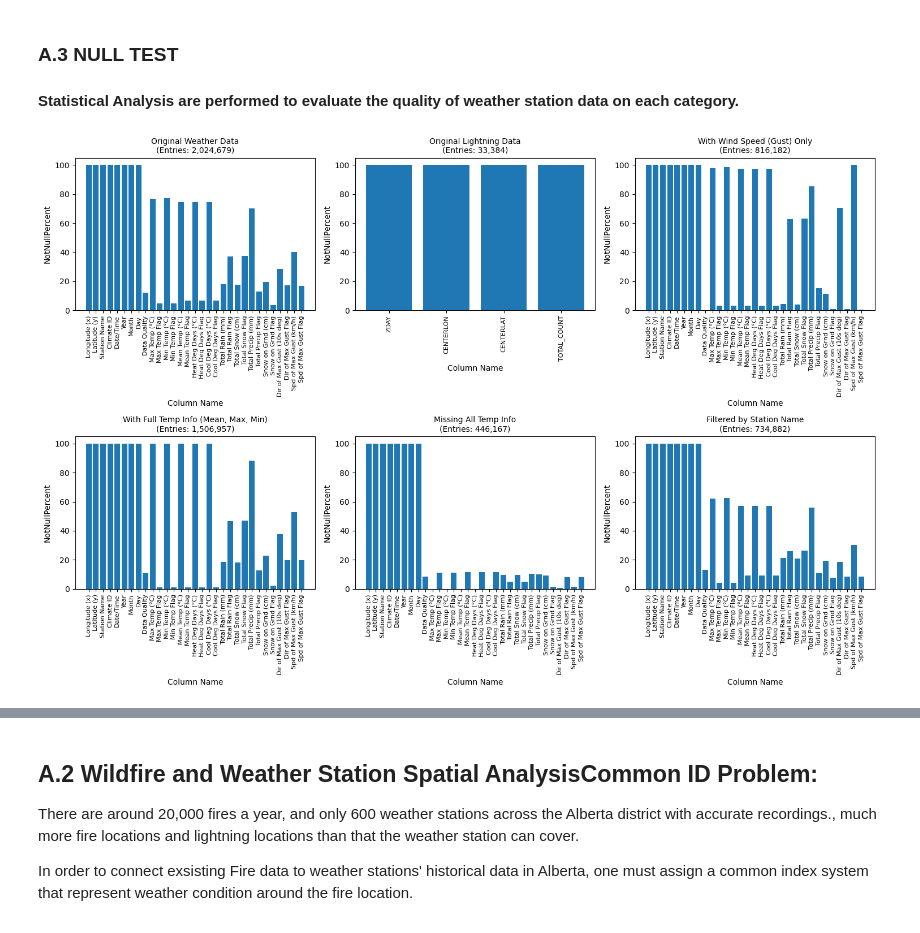
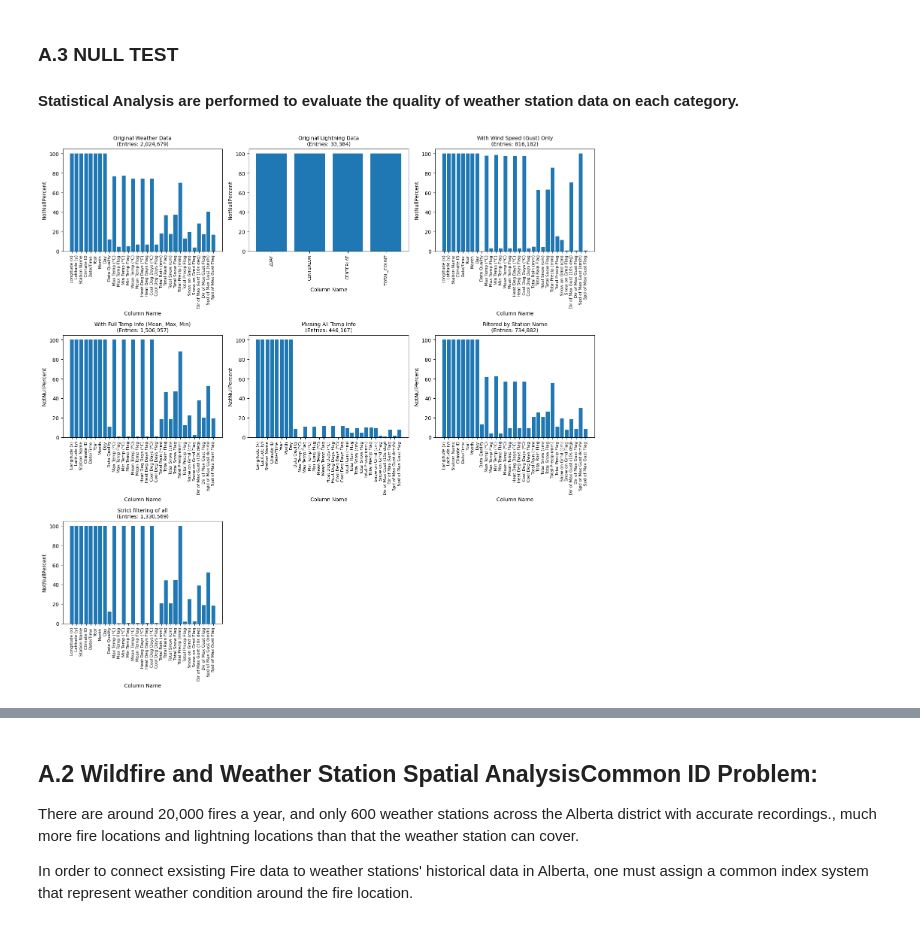
Before and after one commit to y344shi/WeatherTransformer, a Jupyter notebook: data_processing/DataProcessing.ipynb, the cells around one changed output, grey strips where cells are left out. Cells and saved outputs as stored; diff of their text form; code cells hidden in the pictures.

```diff
--- a/data_processing/DataProcessing.ipynb
+++ b/data_processing/DataProcessing.ipynb
@@ -521,7 +496,8 @@ rainbow length 311
 # %%
 import pandas as pd
 import matplotlib.pyplot as plt
-
+import math
+import matplotlib.pyplot as plt
 
 def column_empty_report(df):
     """
@@ -546,7 +522,6 @@ def column_empty_report(df):
     results = []
 
     for col in df.columns:
-        # Count how many rows are NaN in this column
         empty_count = df[col].isna().sum()
 
         # Calculate percentage (avoid divide-by-zero if DF is empty)
@@ -561,11 +536,9 @@ def column_empty_report(df):
             "EmptyPercent": round(empty_percent, 2)
         })
 
-    # Return as a DataFrame
     return pd.DataFrame(results)
 
-import math
-import matplotlib.pyplot as plt
+
 
 def plot_two_dataframes(df_tuples):
     n = len(df_tuples)
@@ -573,7 +546,6 @@ def plot_two_dataframes(df_tuples):
         print("No DataFrames to plot.")
         return
 
-    # Grid layout: 3 columns max
     cols = 3
     rows = math.ceil(n / cols)
 
@@ -607,35 +579,45 @@ def plot_two_dataframes(df_tuples):
 
     plt.tight_layout()
     plt.show()
 
 
 weather_df_validity = column_empty_report(weather_df)
 lightning_df_validity = column_empty_report(lightning_df)
 df_with_wind = weather_df[weather_df["Spd of Max Gust (km/h)"].notnull()]
 df_without_wind = weather_df[weather_df["Spd of Max Gust (km/h)"].isnull()]
 df_without_tmp = weather_df[weather_df["Mean Temp (°C)"].isnull()]
 df_without_tmp = df_without_tmp[df_without_tmp["Max Temp (°C)"].isnull()]
 df_without_tmp = df_without_tmp[df_without_tmp["Min Temp (°C)"].isnull()]
 
 df_with_tmp = weather_df[weather_df["Mean Temp (°C)"].notnull()]
 df_with_tmp = df_with_tmp[df_with_tmp["Max Temp (°C)"].notnull()]
 df_with_tmp = df_with_tmp[df_with_tmp["Min Temp (°C)"].notnull()]
 
 df_filtered_tmp = weather_df[weather_df["Station Name"].isin(filtered_stationName)]
 
+required_columns = [
+    # "Spd of Max Gust (km/h)",
+    "Total Precip (mm)",
+    "Mean Temp (°C)",
+    "Min Temp (°C)",
+    "Max Temp (°C)"
+]
+weather_df_strict = weather_df.dropna(subset=required_columns)
+
 df_tuples = [
     ("Original Weather Data", weather_df),
     ("Original Lightning Data", lightning_df),
     ("With Wind Speed (Gust) Only", df_with_wind),
     ("With Full Temp Info (Mean, Max, Min)", df_with_tmp),
     ("Missing All Temp Info", df_without_tmp),
-    ("Filtered by Station Name", df_filtered_tmp)
+    ("Filtered by Station Name", df_filtered_tmp),
+    ("Strict filtering of all", weather_df_strict)
 ]
 
 plot_two_dataframes(df_tuples)
 # print(df_without_tmp)
 # %% [output]
-[figure, old version]
+[figure, new version]
 # %%
 import geopandas as gpd
 import pandas as pd
```
Also changed, not shown: parts of 10 cells of this notebook, 7 other files.
